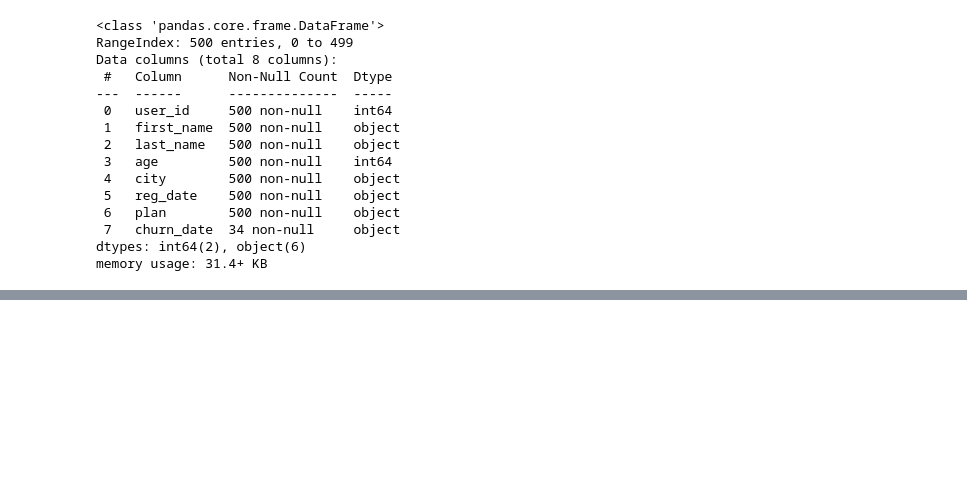
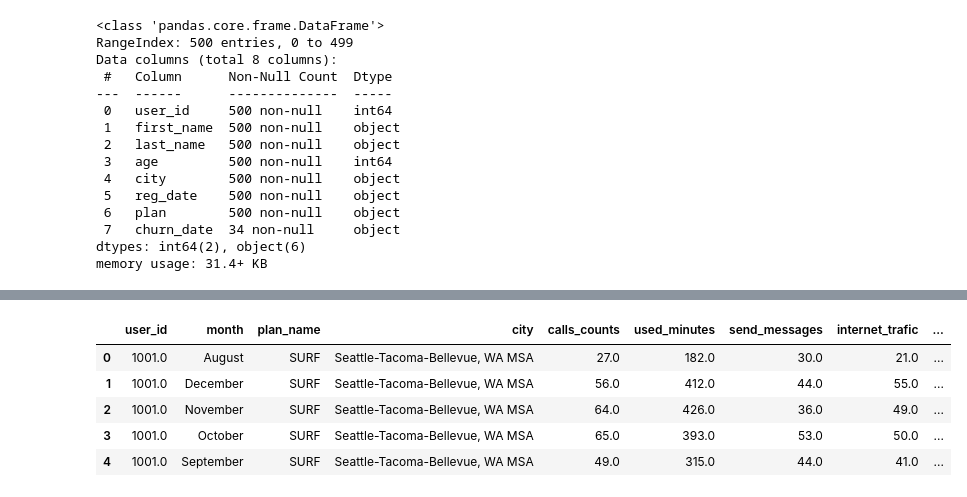
Before and after one commit to Dussand/telecomunicaciones_megaline, a Jupyter notebook: analisis_data.ipynb, the cells around one changed output, grey strips where cells are left out. Cells and saved outputs as stored; diff of their text form; code cells hidden in the pictures; blank space fills up the shorter version.

```diff
--- a/analisis_data.ipynb
+++ b/analisis_data.ipynb
@@ -158,0 +282,28 @@ mega_users = mega_users.rename(columns = {'plan':'plan_name'})
+# %%
+# Calcula el ingreso mensual para cada usuario
+
+#agrupamos por usuario, mes plan y ciudad y sumamos la cantidad de llamadas, los minutos usados, los mensajes enviados y el internet consumido
+df_total_users = total_users.groupby(['user_id', 'month', 'plan_name', 'city'])[['calls_counts', 'used_minutes', 'send_messages', 'internet_trafic']].sum()
+
+#en otra variable se usa el agrupamiento para crear un dataframe independiente
+df_income = df_total_users.reset_index()
+
+income_monthly = df_income.merge(mega_plans, on = 'plan_name', how = 'outer')
+
+#se crean columnas hallando el exceso hay por cada llamada, mensaje e internet consumido durante el mes y se lleva a 0 los valores negativo
+income_monthly['excess_calls'] = (income_monthly['used_minutes'] - income_monthly['minutes_included']).clip(lower=0)
+income_monthly['excess_message'] = (income_monthly['send_messages'] - income_monthly['messages_included']).clip(lower=0)
+income_monthly['excess_internet'] = (income_monthly['internet_trafic'] - income_monthly['gb_per_month_included']).clip(lower=0)
+
+#se halla el ingreso mensual de los usuarios
+income_monthly['monthly_revenue'] = income_monthly['usd_per_minute'] * income_monthly['excess_calls'].clip(lower=0) + income_monthly['usd_per_message'] * income_monthly['excess_message'].clip(lower=0) + income_monthly['usd_per_gb'] * income_monthly['excess_internet'].clip(lower=0)+ income_monthly['usd_monthly_pay']
+
+
+income_monthly.head()
+# %% [output]
+|  | user_id | month | plan_name | city | calls_counts | used_minutes | send_messages | internet_trafic | ... |
+| 0 | 1001.0 | August | SURF | Seattle-Tacoma-Bellevue, WA MSA | 27.0 | 182.0 | 30.0 | 21.0 | ... |
+| 1 | 1001.0 | December | SURF | Seattle-Tacoma-Bellevue, WA MSA | 56.0 | 412.0 | 44.0 | 55.0 | ... |
+| 2 | 1001.0 | November | SURF | Seattle-Tacoma-Bellevue, WA MSA | 64.0 | 426.0 | 36.0 | 49.0 | ... |
+| 3 | 1001.0 | October | SURF | Seattle-Tacoma-Bellevue, WA MSA | 65.0 | 393.0 | 53.0 | 50.0 | ... |
+| 4 | 1001.0 | September | SURF | Seattle-Tacoma-Bellevue, WA MSA | 49.0 | 315.0 | 44.0 | 41.0 | ... |
```
Also changed, not shown: parts of 8 cells of this notebook.
